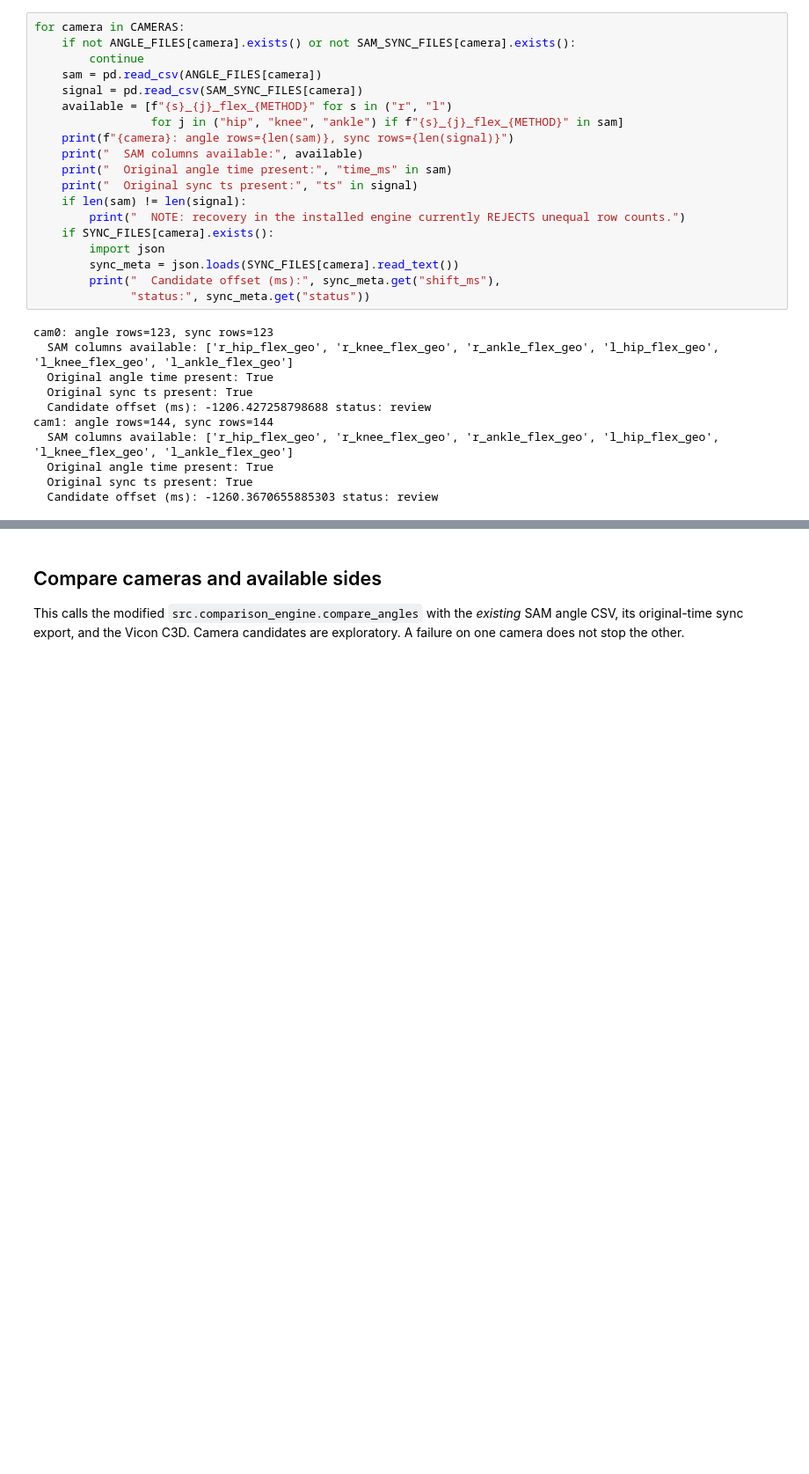
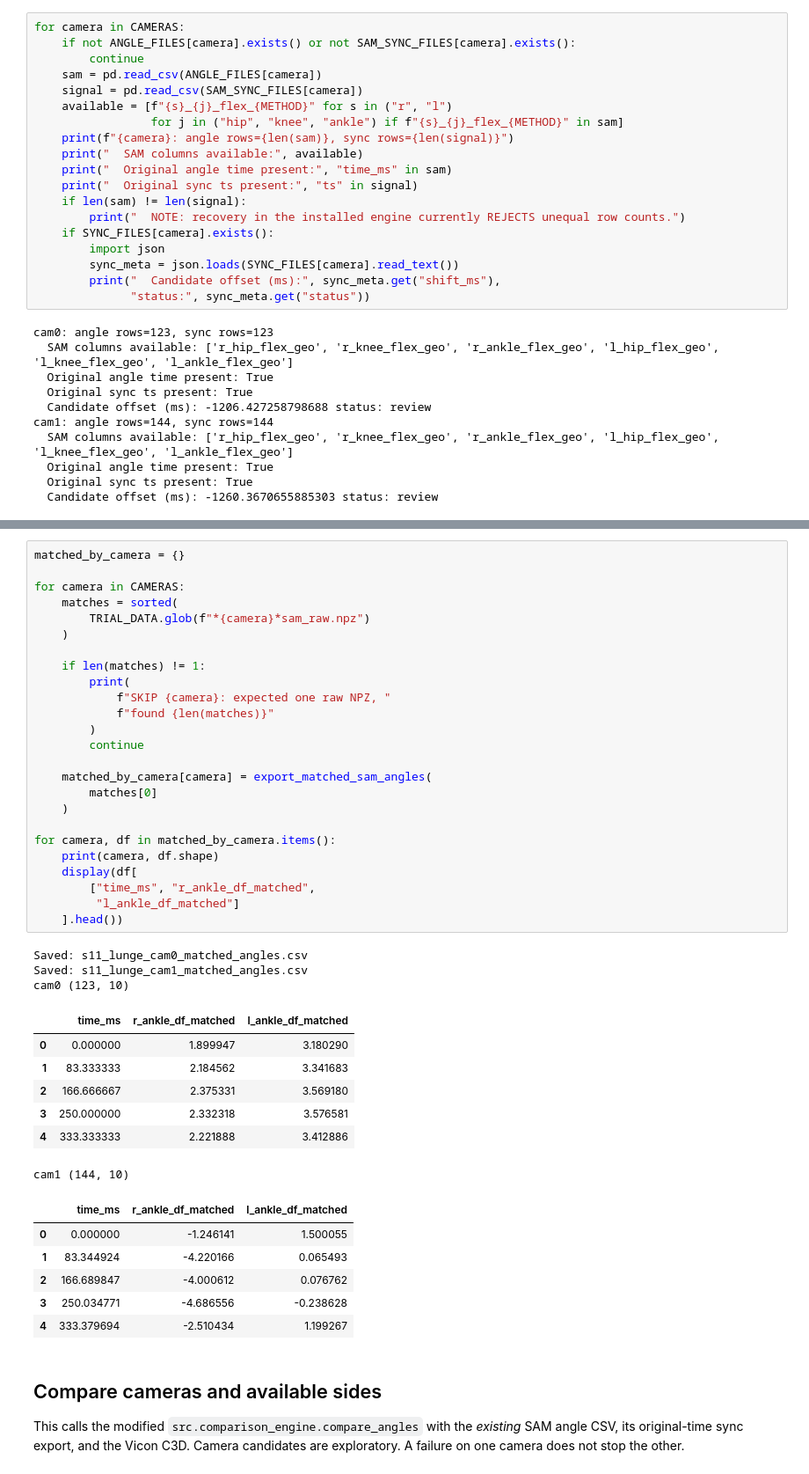
Before and after one commit to tdjohnson1987/markerless_sam, a Jupyter notebook: notebooks/04_validation.ipynb, the cells around one changed output, grey strips where cells are left out. Shown at 88% size. Cells and saved outputs as stored; diff of their text form; blank space fills up the shorter version.

Commit message:
ankle

```diff
--- a/notebooks/04_validation.ipynb
+++ b/notebooks/04_validation.ipynb
@@ -95,3 +150,45 @@ cam1: angle rows=144, sync rows=144
+# %%
+matched_by_camera = {}
+
+for camera in CAMERAS:
+    matches = sorted(
+        TRIAL_DATA.glob(f"*{camera}*sam_raw.npz")
+    )
+
+    if len(matches) != 1:
+        print(
+            f"SKIP {camera}: expected one raw NPZ, "
+            f"found {len(matches)}"
+        )
+        continue
+
+    matched_by_camera[camera] = export_matched_sam_angles(
+        matches[0]
+    )
+
+for camera, df in matched_by_camera.items():
+    print(camera, df.shape)
+    display(df[
+        ["time_ms", "r_ankle_df_matched",
+         "l_ankle_df_matched"]
+    ].head())
+# %% [output]
+Saved: s11_lunge_cam0_matched_angles.csv
+Saved: s11_lunge_cam1_matched_angles.csv
+cam0 (123, 10)
+|  | time_ms | r_ankle_df_matched | l_ankle_df_matched |
+| 0 | 0.000000 | 1.899947 | 3.180290 |
+| 1 | 83.333333 | 2.184562 | 3.341683 |
+| 2 | 166.666667 | 2.375331 | 3.569180 |
+| 3 | 250.000000 | 2.332318 | 3.576581 |
+| 4 | 333.333333 | 2.221888 | 3.412886 |
+cam1 (144, 10)
+|  | time_ms | r_ankle_df_matched | l_ankle_df_matched |
+| 0 | 0.000000 | -1.246141 | 1.500055 |
+| 1 | 83.344924 | -4.220166 | 0.065493 |
+| 2 | 166.689847 | -4.000612 | 0.076762 |
+| 3 | 250.034771 | -4.686556 | -0.238628 |
+| 4 | 333.379694 | -2.510434 | 1.199267 |
 # %% [markdown]
 ## Compare cameras and available sides
 This calls the modified `src.comparison_engine.compare_angles` with the *existing* SAM angle CSV, its original-time sync export, and the Vicon C3D. Camera candidates are exploratory. A failure on one camera does not stop the other.
```
Also changed, not shown: parts of 9 cells of this notebook, 2 other files.
